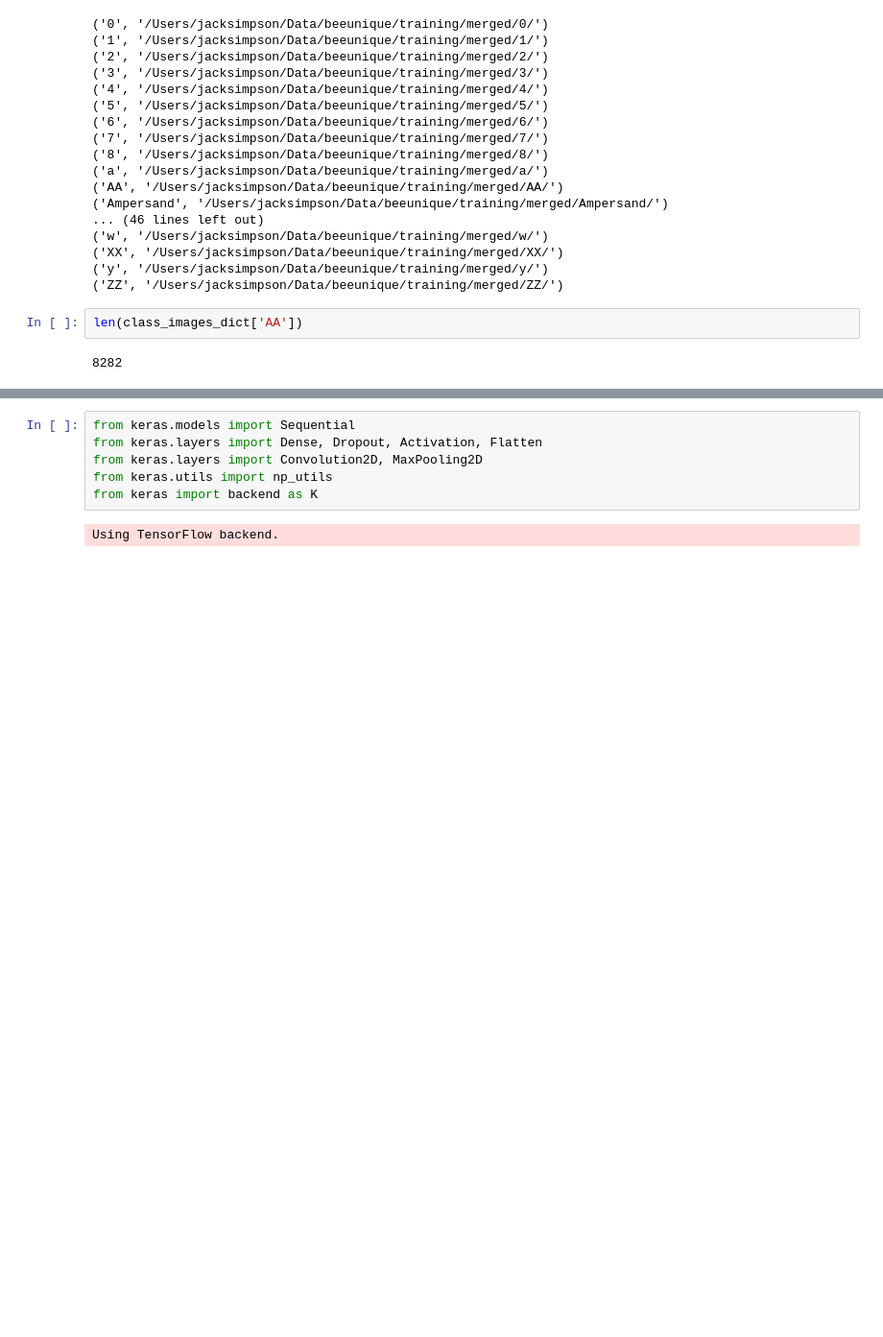
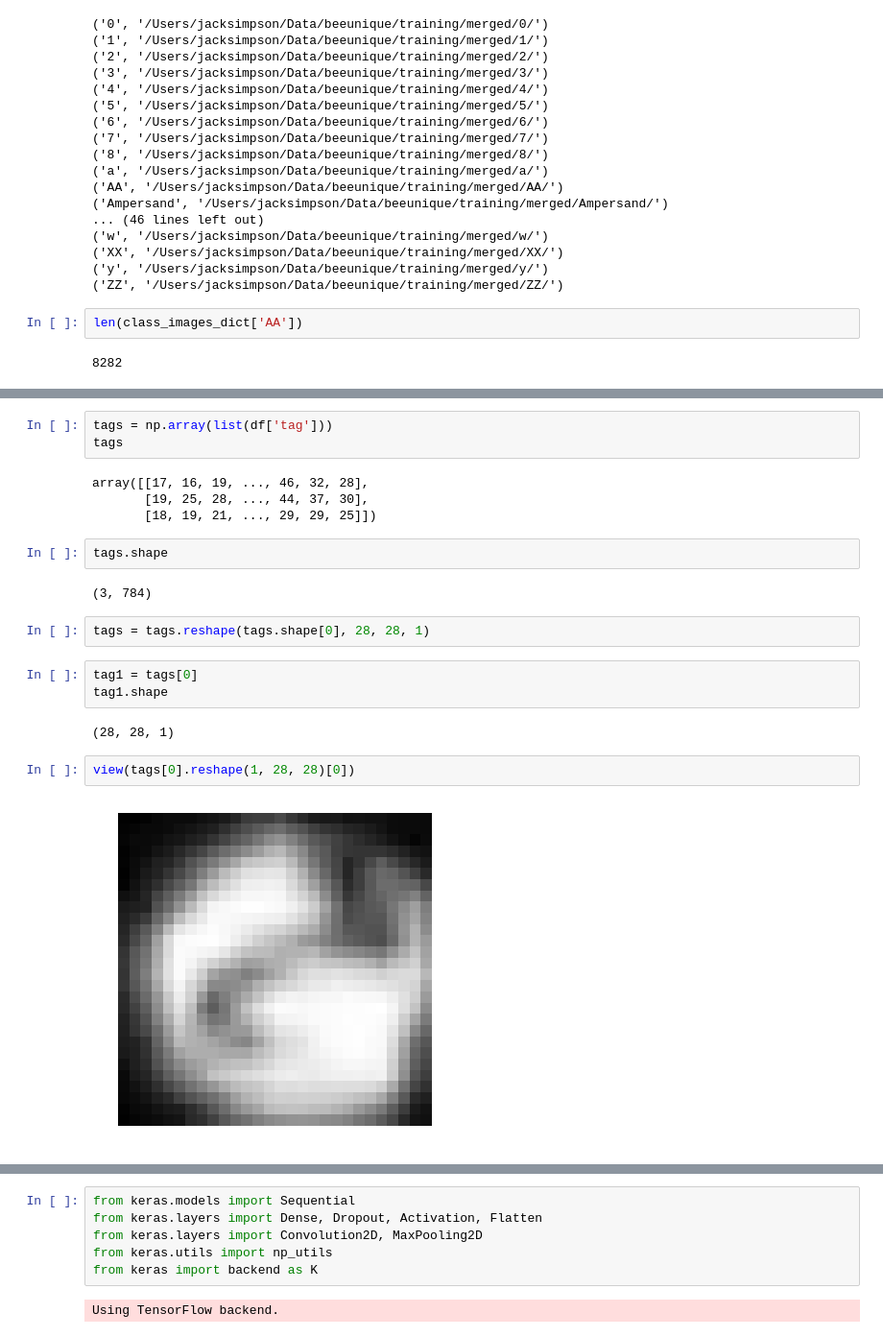
Before and after one commit to jackbrucesimpson/Notebooks, a Jupyter notebook: beeunique/2017-07-11-training-nn.ipynb, the cells around one changed output, grey strips where cells are left out. Shown: that part at 96% size. Saved outputs shown, nothing was run; the diff lists cells and outputs as text; blank space fills up the shorter version.

```diff
--- a/beeunique/2017-07-11-training-nn.ipynb
+++ b/beeunique/2017-07-11-training-nn.ipynb
@@ -102,0 +124,22 @@ for i in range(2):
+# %%
+tags = np.array(list(df['tag']))
+tags
+# %% [output]
+array([[17, 16, 19, ..., 46, 32, 28],
+       [19, 25, 28, ..., 44, 37, 30],
+       [18, 19, 21, ..., 29, 29, 25]])
+# %%
+tags.shape
+# %% [output]
+(3, 784)
+# %%
+tags = tags.reshape(tags.shape[0], 28, 28, 1)
+# %%
+tag1 = tags[0]
+tag1.shape
+# %% [output]
+(28, 28, 1)
+# %%
+view(tags[0].reshape(1, 28, 28)[0])
+# %% [output]
+[figure, added]
```
Also changed, not shown: parts of 17 cells of this notebook.
